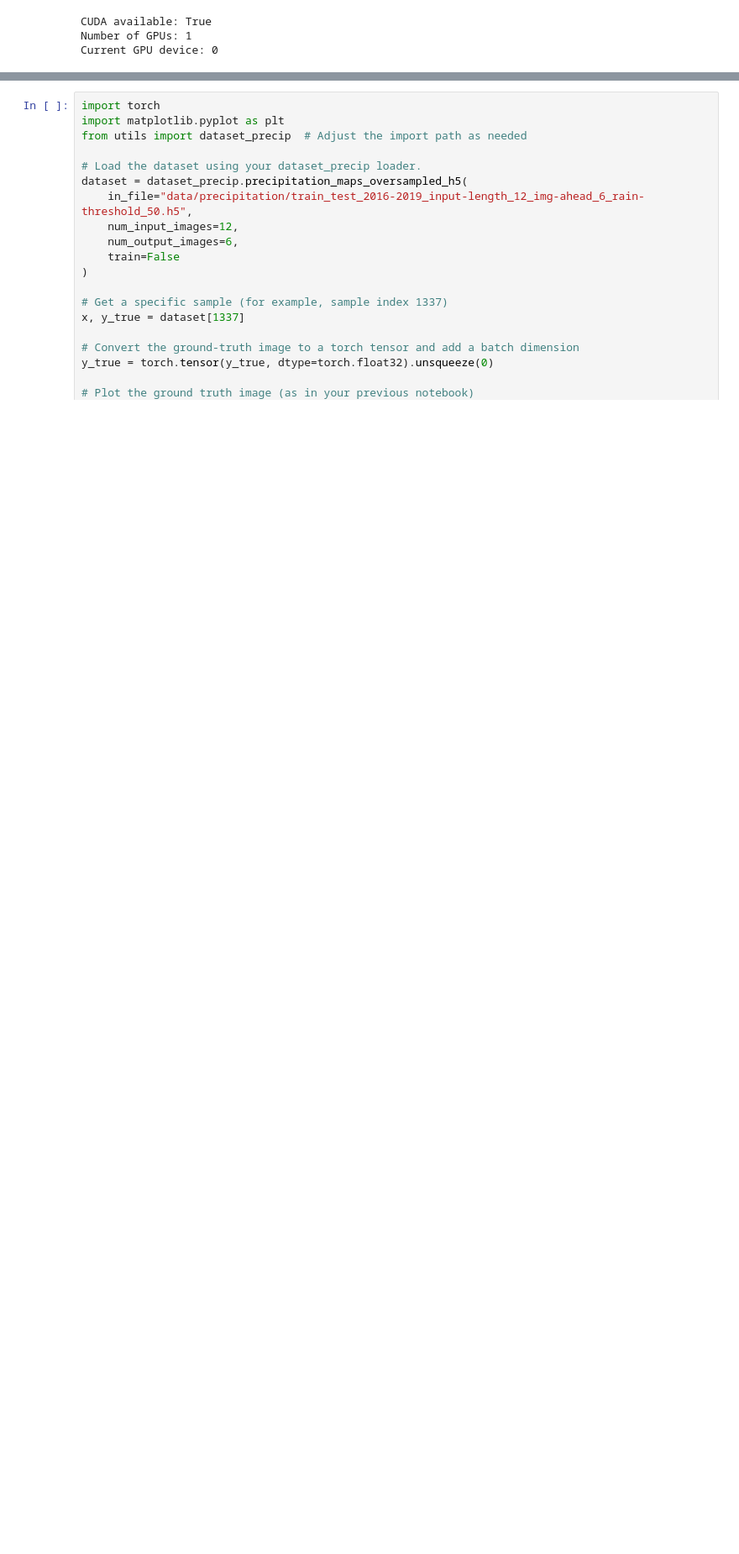
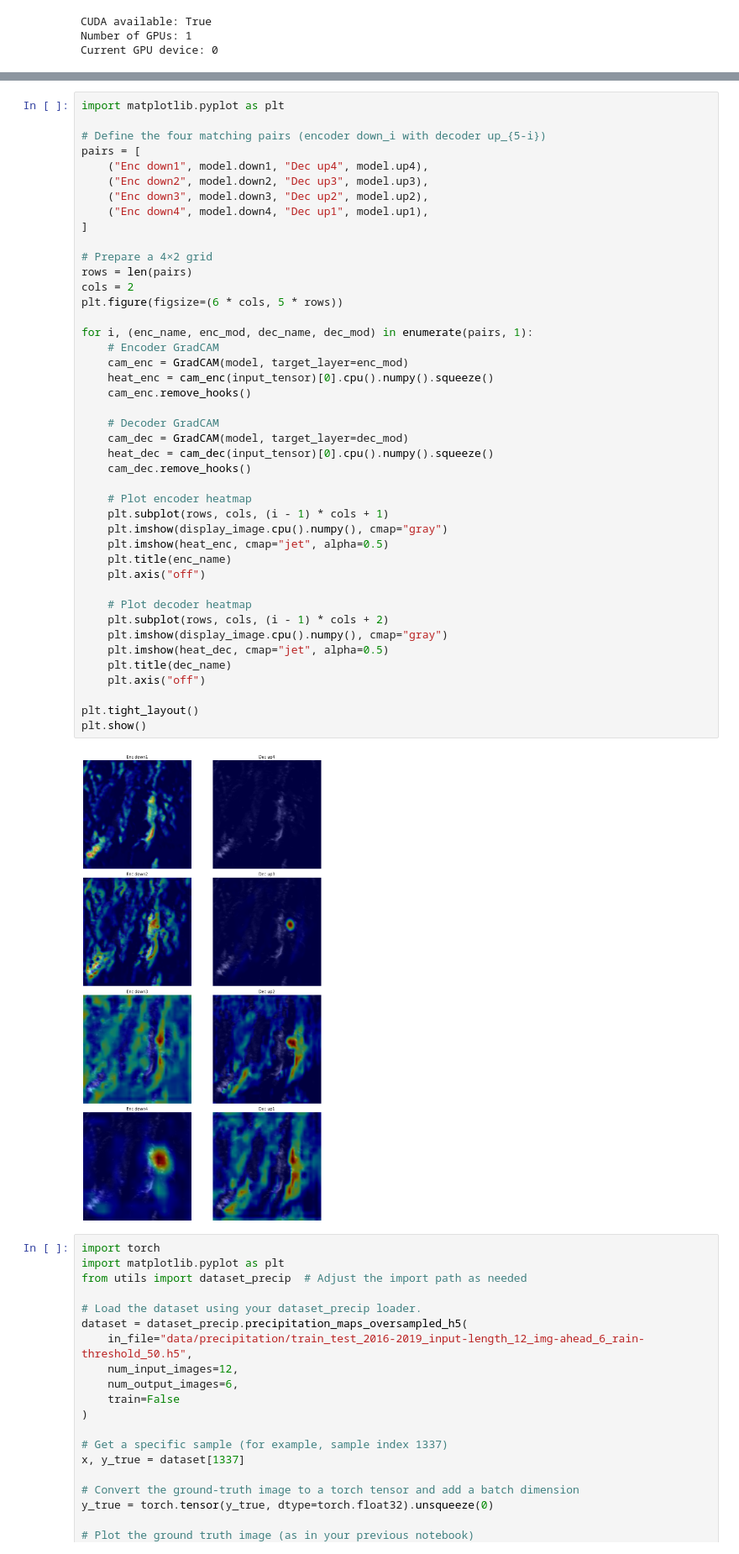
Before and after one commit to nstavr04/MasterThesisSnellius, a Jupyter notebook: ThesisCode/visualize_gradcam.ipynb, the cells around one changed output, grey strips where cells are left out. Shown at 84% size. Saved outputs shown, nothing was run; the diff lists cells and outputs as text; blank space fills up the shorter version.

Commit message:
Added options for multiple depth gradcam visualizations

```diff
--- a/ThesisCode/visualize_gradcam.ipynb
+++ b/ThesisCode/visualize_gradcam.ipynb
@@ -104,3 +128,48 @@ show_heatmap_on_image(input_tensor[0, 0:1, :, :], heatmap_post[0], "GradCAM Post
+# %%
+import matplotlib.pyplot as plt
+
+# Define the four matching pairs (encoder down_i with decoder up_{5-i})
+pairs = [
+    ("Enc down1", model.down1, "Dec up4", model.up4),
+    ("Enc down2", model.down2, "Dec up3", model.up3),
+    ("Enc down3", model.down3, "Dec up2", model.up2),
+    ("Enc down4", model.down4, "Dec up1", model.up1),
+]
+
+# Prepare a 4×2 grid
+rows = len(pairs)
+cols = 2
+plt.figure(figsize=(6 * cols, 5 * rows))
+
+for i, (enc_name, enc_mod, dec_name, dec_mod) in enumerate(pairs, 1):
+    # Encoder GradCAM
+    cam_enc = GradCAM(model, target_layer=enc_mod)
+    heat_enc = cam_enc(input_tensor)[0].cpu().numpy().squeeze()
+    cam_enc.remove_hooks()
+
+    # Decoder GradCAM
+    cam_dec = GradCAM(model, target_layer=dec_mod)
+    heat_dec = cam_dec(input_tensor)[0].cpu().numpy().squeeze()
+    cam_dec.remove_hooks()
+
+    # Plot encoder heatmap
+    plt.subplot(rows, cols, (i - 1) * cols + 1)
+    plt.imshow(display_image.cpu().numpy(), cmap="gray")
+    plt.imshow(heat_enc, cmap="jet", alpha=0.5)
+    plt.title(enc_name)
+    plt.axis("off")
+
+    # Plot decoder heatmap
+    plt.subplot(rows, cols, (i - 1) * cols + 2)
+    plt.imshow(display_image.cpu().numpy(), cmap="gray")
+    plt.imshow(heat_dec, cmap="jet", alpha=0.5)
+    plt.title(dec_name)
+    plt.axis("off")
+
+plt.tight_layout()
+plt.show()
+# %% [output]
+[figure, added]
 # %%
 import torch
 import matplotlib.pyplot as plt
```
Also changed, not shown: parts of 3 cells of this notebook.
